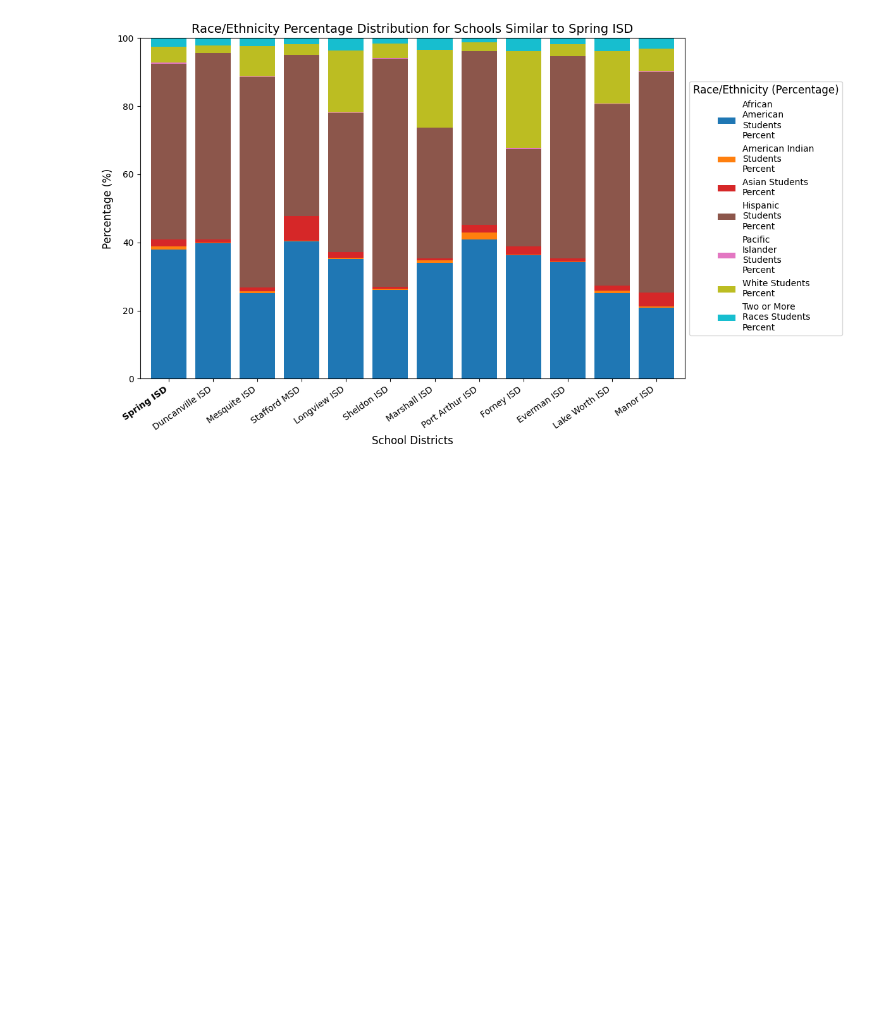
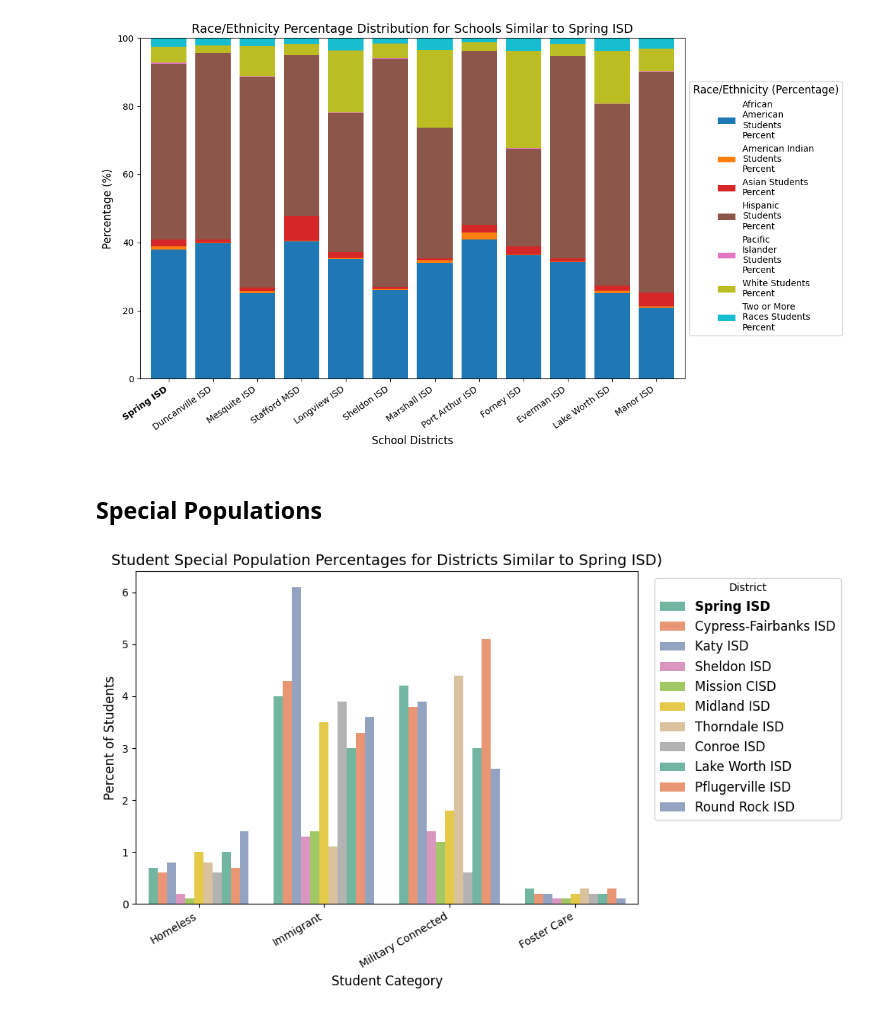
Before and after one commit to RiceD2KLab/HERC_Sp25, a Jupyter notebook: 4_Data_Modeling/4.2_KNN_Clustering/SpringISD.ipynb, the cells around one changed output. Drawn from its saved outputs; the diff is of its cells as text; code cells hidden in the pictures; blank space fills up the shorter version.

```diff
--- a/4_Data_Modeling/4.2_KNN_Clustering/SpringISD.ipynb
+++ b/4_Data_Modeling/4.2_KNN_Clustering/SpringISD.ipynb
@@ -56,3 +58,9 @@ student_staff_count_plot = comparePlotter(district_id = springISD, plot_func = p
 race_ethnicity_plot = comparePlotter(springISD, plot_func = plot_race_ethnicity_stacked_bar, df = df, distance_metrics = ['euclidean', 'manhattan', 'mahalanobis', 'cosine', 'canberra'], selected_features = race_ethnicity_percent)
 # %% [output]
 [figure]
+# %% [markdown]
+## Special Populations
+# %%
+special_populations_plot = comparePlotter(springISD, plot_func = plot_special_populations_bar, df = df, distance_metrics = ['euclidean', 'manhattan', 'mahalanobis', 'cosine', 'canberra'], selected_features = special_populations_percent)
+# %% [output]
+[figure, added]
```
Also changed, not shown: parts of 3 cells of this notebook.
